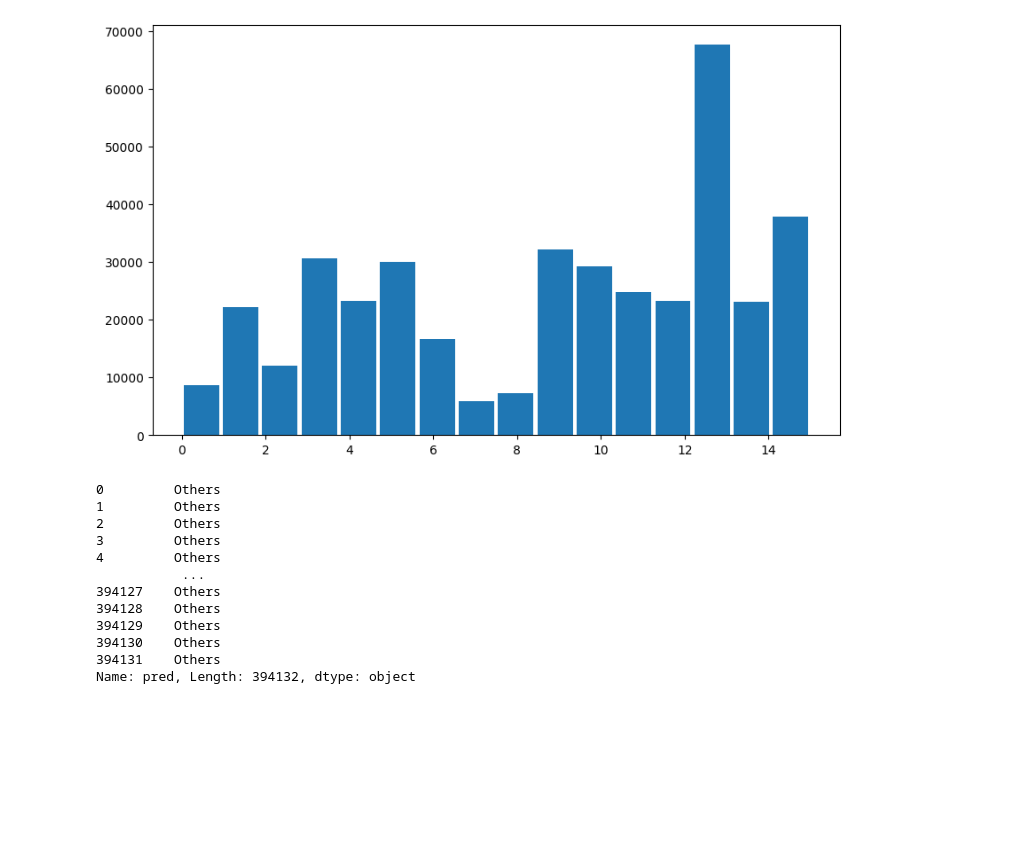
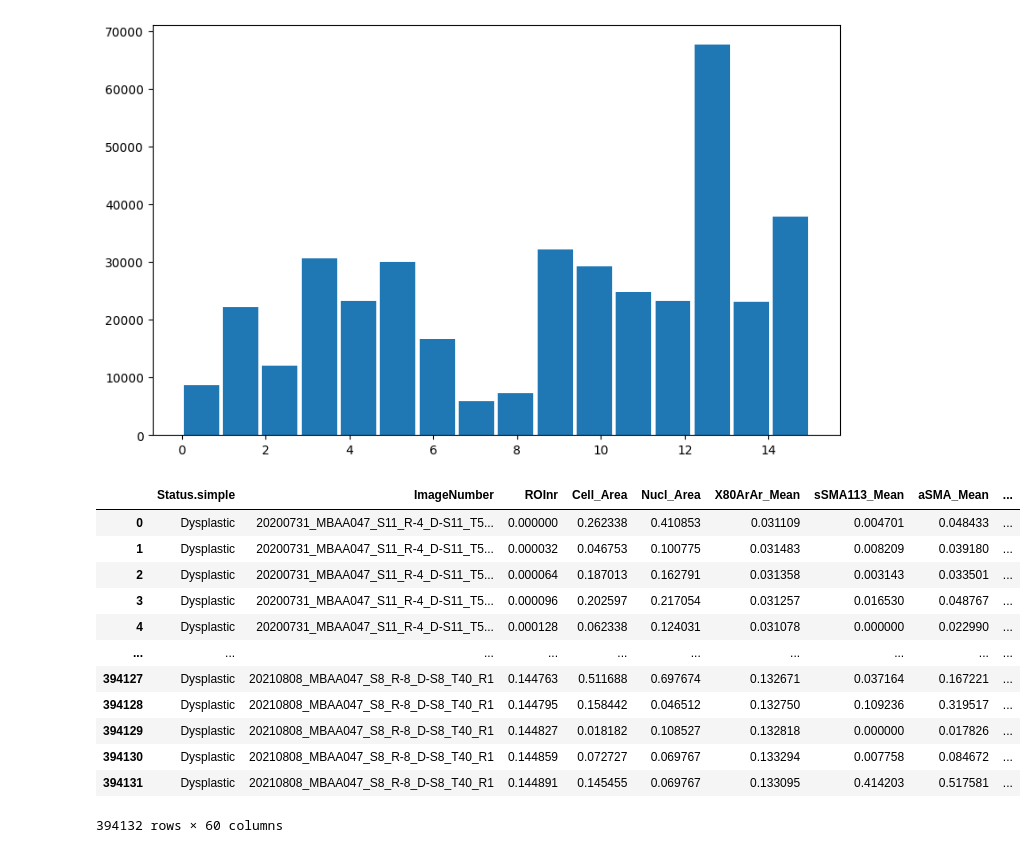
Before and after one commit to JanSuper/MasterProject1-1, a Jupyter notebook: Project Update.ipynb, the cells around one changed output. Saved outputs shown, nothing was run; the diff lists cells and outputs as text; code cells hidden in the pictures; blank space fills up the shorter version.

```diff
--- a/Project Update.ipynb
+++ b/Project Update.ipynb
@@ -128,21 +122,23 @@ plt.hist(dfn["pred"], bins=16, rwidth=0.9)
 # %%
 from cellType import CellType as ct
 
 cluster_centers = som.cluster_centers_
 cluster_centers = cluster_centers.reshape(16, 56)
 cellType = ct(cluster_centers)
 cellType.setCellType()
 dfn["name"] = dfn["pred"].apply(lambda x: cellType.cellTypeDict[x])
+dfn
 # %% [output]
+|  | Status.simple | ImageNumber | ROInr | Cell_Area | Nucl_Area | X80ArAr_Mean | sSMA113_Mean | aSMA_Mean | ... |
+| 0 | Dysplastic | 20200731_MBAA047_S11_R-4_D-S11_T5... | 0.000000 | 0.262338 | 0.410853 | 0.031109 | 0.004701 | 0.048433 | ... |
+| 1 | Dysplastic | 20200731_MBAA047_S11_R-4_D-S11_T5... | 0.000032 | 0.046753 | 0.100775 | 0.031483 | 0.008209 | 0.039180 | ... |
+| 2 | Dysplastic | 20200731_MBAA047_S11_R-4_D-S11_T5... | 0.000064 | 0.187013 | 0.162791 | 0.031358 | 0.003143 | 0.033501 | ... |
+| 3 | Dysplastic | 20200731_MBAA047_S11_R-4_D-S11_T5... | 0.000096 | 0.202597 | 0.217054 | 0.031257 | 0.016530 | 0.048767 | ... |
+| 4 | Dysplastic | 20200731_MBAA047_S11_R-4_D-S11_T5... | 0.000128 | 0.062338 | 0.124031 | 0.031078 | 0.000000 | 0.022990 | ... |
+| ... | ... | ... | ... | ... | ... | ... | ... | ... | ... |
+| 394127 | Dysplastic | 20210808_MBAA047_S8_R-8_D-S8_T40_R1 | 0.144763 | 0.511688 | 0.697674 | 0.132671 | 0.037164 | 0.167221 | ... |
+| 394128 | Dysplastic | 20210808_MBAA047_S8_R-8_D-S8_T40_R1 | 0.144795 | 0.158442 | 0.046512 | 0.132750 | 0.109236 | 0.319517 | ... |
+| 394129 | Dysplastic | 20210808_MBAA047_S8_R-8_D-S8_T40_R1 | 0.144827 | 0.018182 | 0.108527 | 0.132818 | 0.000000 | 0.017826 | ... |
+| 394130 | Dysplastic | 20210808_MBAA047_S8_R-8_D-S8_T40_R1 | 0.144859 | 0.072727 | 0.069767 | 0.133294 | 0.007758 | 0.084672 | ... |
+| 394131 | Dysplastic | 20210808_MBAA047_S8_R-8_D-S8_T40_R1 | 0.144891 | 0.145455 | 0.069767 | 0.133095 | 0.414203 | 0.517581 | ... |
-0         Others
-1         Others
-2         Others
-3         Others
-4         Others
-           ...
-394127    Others
-394128    Others
-394129    Others
-394130    Others
-394131    Others
-Name: pred, Length: 394132, dtype: object
+394132 rows × 60 columns
```
Also changed, not shown: parts of 1 cell of this notebook.
